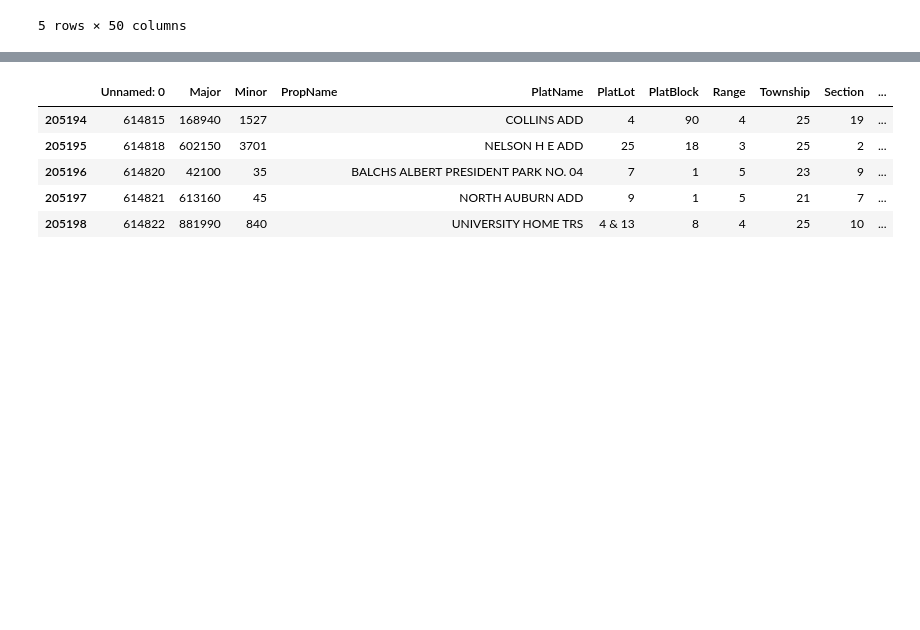
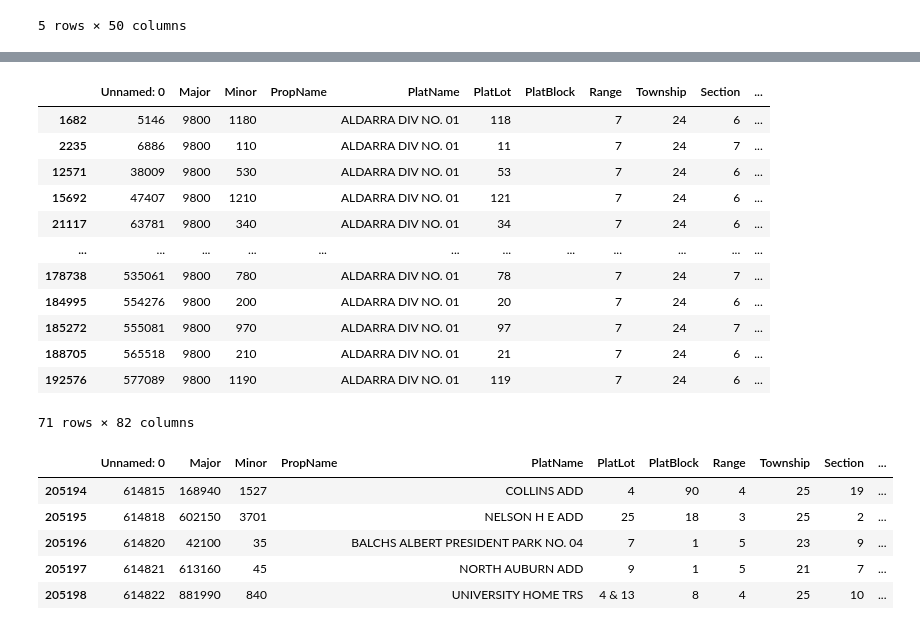
Before and after one commit to samtuleen/King-County-Home-Price-Predictors, a Jupyter notebook: notebooks/exploratory/Predicting-Most-Valuable-Home-Projects-In-King-County-Analysis.ipynb, the cells around one changed output, grey strips where cells are left out. Saved outputs shown, nothing was run; the diff lists cells and outputs as text; code cells hidden in the pictures; blank space fills up the shorter version.

```diff
--- a/notebooks/exploratory/Predicting-Most-Valuable-Home-Projects-In-King-County-Analysis.ipynb
+++ b/notebooks/exploratory/Predicting-Most-Valuable-Home-Projects-In-King-County-Analysis.ipynb
@@ -128,3 +158,21 @@ housing_data.head()
+# %%
+values=[9800, 10050]
+filtered_df = parcel[parcel.Major.isin(values)]
+filtered_df
+# %% [output]
+|  | Unnamed: 0 | Major | Minor | PropName | PlatName | PlatLot | PlatBlock | Range | Township | Section | ... |
+| 1682 | 5146 | 9800 | 1180 |  | ALDARRA DIV NO. 01 | 118 |  | 7 | 24 | 6 | ... |
+| 2235 | 6886 | 9800 | 110 |  | ALDARRA DIV NO. 01 | 11 |  | 7 | 24 | 7 | ... |
+| 12571 | 38009 | 9800 | 530 |  | ALDARRA DIV NO. 01 | 53 |  | 7 | 24 | 6 | ... |
+| 15692 | 47407 | 9800 | 1210 |  | ALDARRA DIV NO. 01 | 121 |  | 7 | 24 | 6 | ... |
+| 21117 | 63781 | 9800 | 340 |  | ALDARRA DIV NO. 01 | 34 |  | 7 | 24 | 6 | ... |
+| ... | ... | ... | ... | ... | ... | ... | ... | ... | ... | ... | ... |
+| 178738 | 535061 | 9800 | 780 |  | ALDARRA DIV NO. 01 | 78 |  | 7 | 24 | 7 | ... |
+| 184995 | 554276 | 9800 | 200 |  | ALDARRA DIV NO. 01 | 20 |  | 7 | 24 | 6 | ... |
+| 185272 | 555081 | 9800 | 970 |  | ALDARRA DIV NO. 01 | 97 |  | 7 | 24 | 7 | ... |
+| 188705 | 565518 | 9800 | 210 |  | ALDARRA DIV NO. 01 | 21 |  | 7 | 24 | 6 | ... |
+| 192576 | 577089 | 9800 | 1190 |  | ALDARRA DIV NO. 01 | 119 |  | 7 | 24 | 6 | ... |
+71 rows × 82 columns
 # %%
 parcel = pd.read_csv('../../data/raw/EXTR_Parcel.csv')
 parcel.tail()
```
Also changed, not shown: parts of 21 cells of this notebook.
